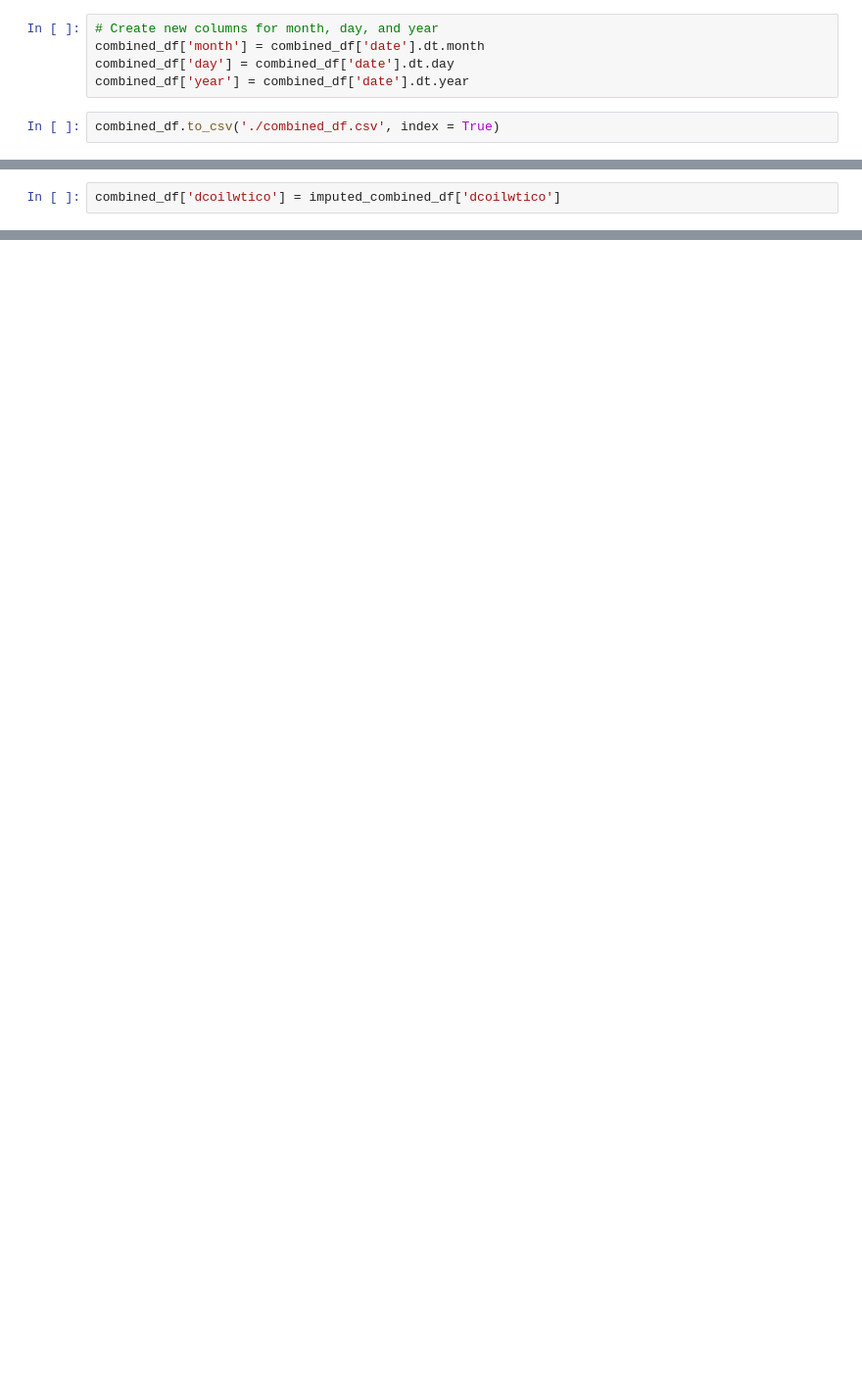
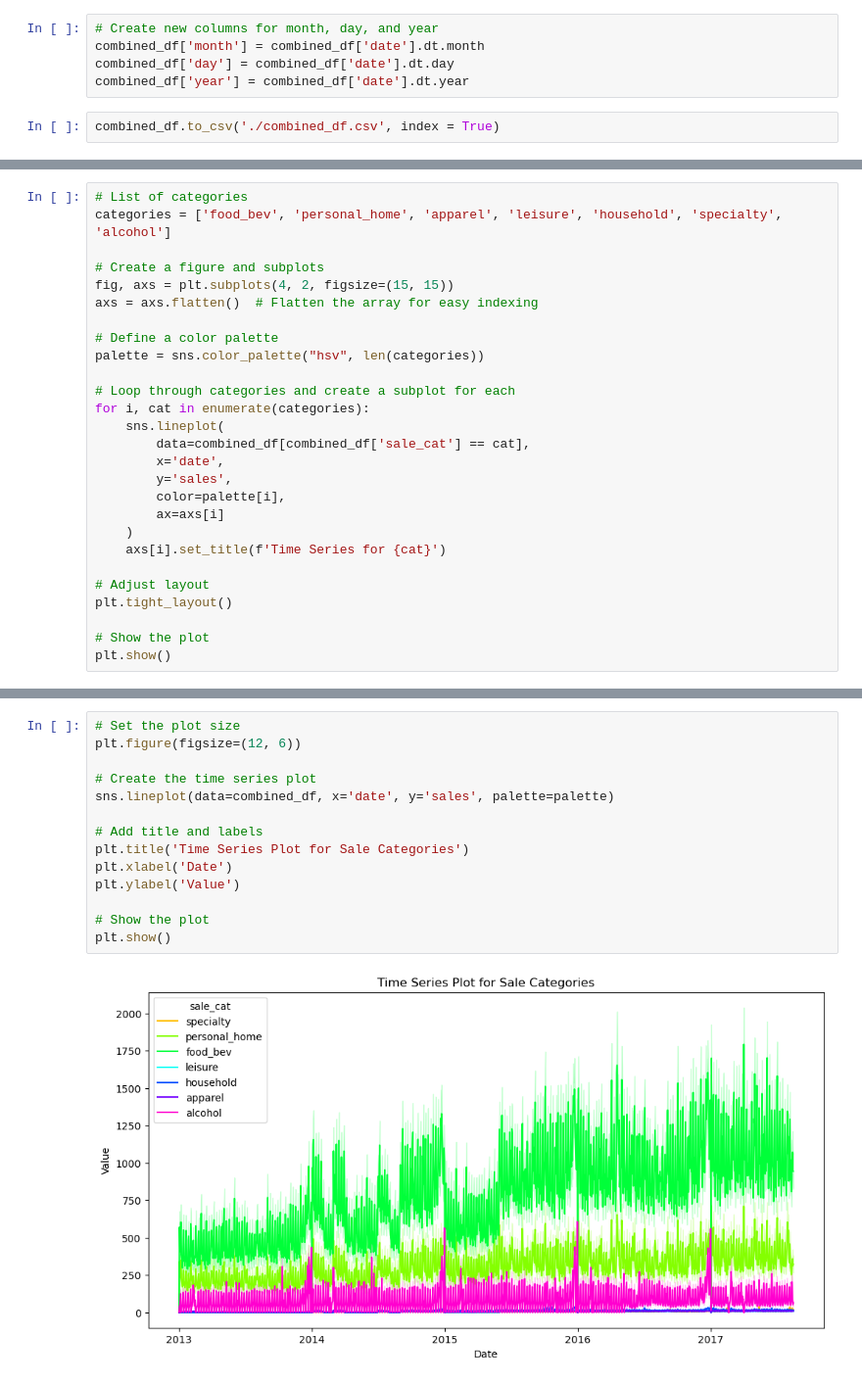
Before and after one commit to zamudios/Store-Sales, a Jupyter notebook: main.ipynb, the cells around one changed output, grey strips where cells are left out. Shown: that part at 98% size. Saved outputs shown, nothing was run; the diff lists cells and outputs as text; blank space fills up the shorter version.

```diff
--- a/main.ipynb
+++ b/main.ipynb
@@ -302,2 +312,0 @@ impurted_combined_df.to_csv('./imputed_combined_df.csv', index = True)
-# %%
-combined_df['dcoilwtico'] = imputed_combined_df['dcoilwtico']
@@ -306,0 +333,27 @@ print(indexes_are_aligned)
+# %%
+# List of categories
+categories = ['food_bev', 'personal_home', 'apparel', 'leisure', 'household', 'specialty', 'alcohol']
+
+# Create a figure and subplots
+fig, axs = plt.subplots(4, 2, figsize=(15, 15))
+axs = axs.flatten()  # Flatten the array for easy indexing
+
+# Define a color palette
+palette = sns.color_palette("hsv", len(categories))
+
+# Loop through categories and create a subplot for each
+for i, cat in enumerate(categories):
+    sns.lineplot(
+        data=combined_df[combined_df['sale_cat'] == cat],
+        x='date',
+        y='sales',
+        color=palette[i],
+        ax=axs[i]
+    )
+    axs[i].set_title(f'Time Series for {cat}')
+
+# Adjust layout
+plt.tight_layout()
+
+# Show the plot
+plt.show()
@@ -306,0 +362,16 @@ print(indexes_are_aligned)
+# %%
+# Set the plot size
+plt.figure(figsize=(12, 6))
+
+# Create the time series plot
+sns.lineplot(data=combined_df, x='date', y='sales', palette=palette)
+
+# Add title and labels
+plt.title('Time Series Plot for Sale Categories')
+plt.xlabel('Date')
+plt.ylabel('Value')
+
+# Show the plot
+plt.show()
+# %% [output]
+[figure, added]
```
Also changed, not shown: parts of 17 cells of this notebook.
